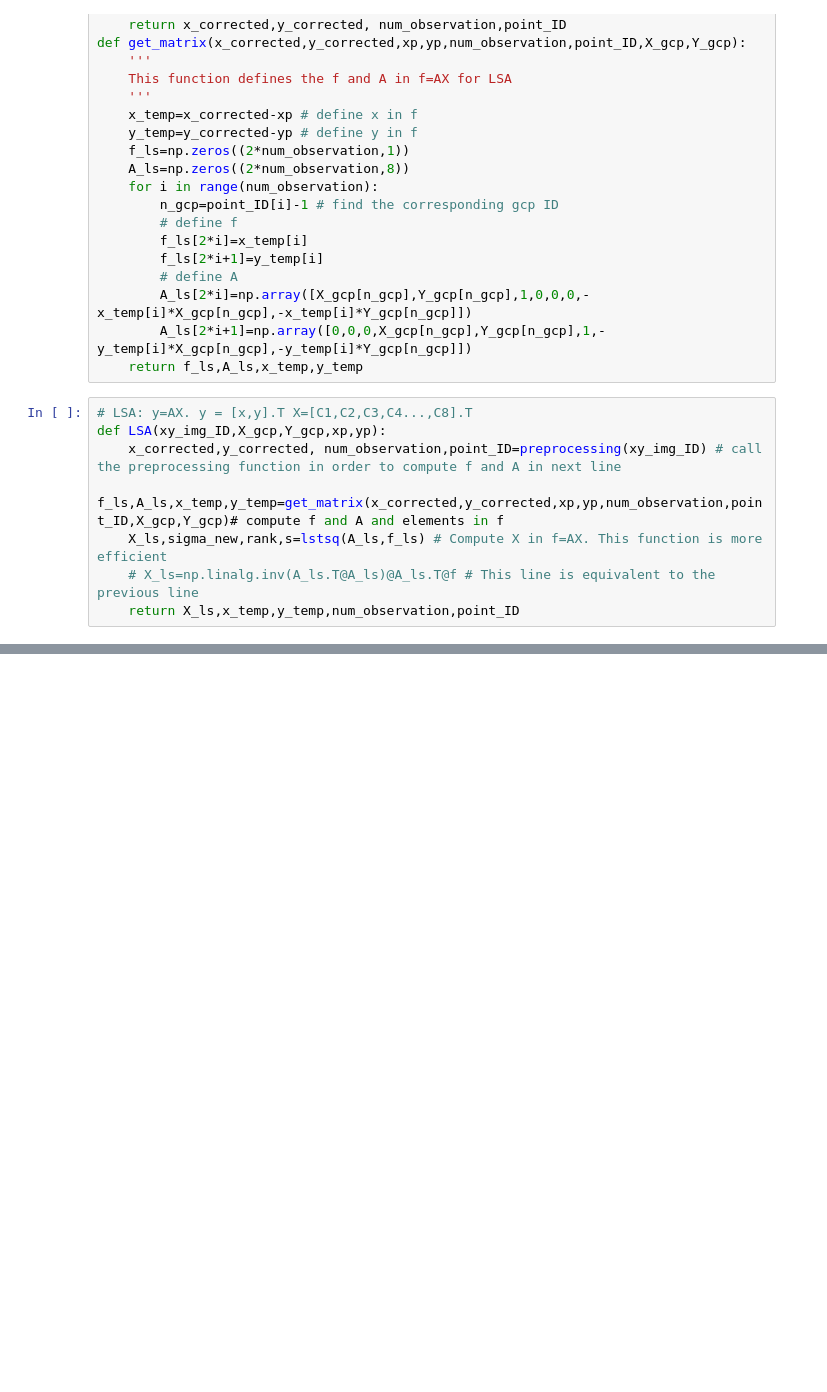
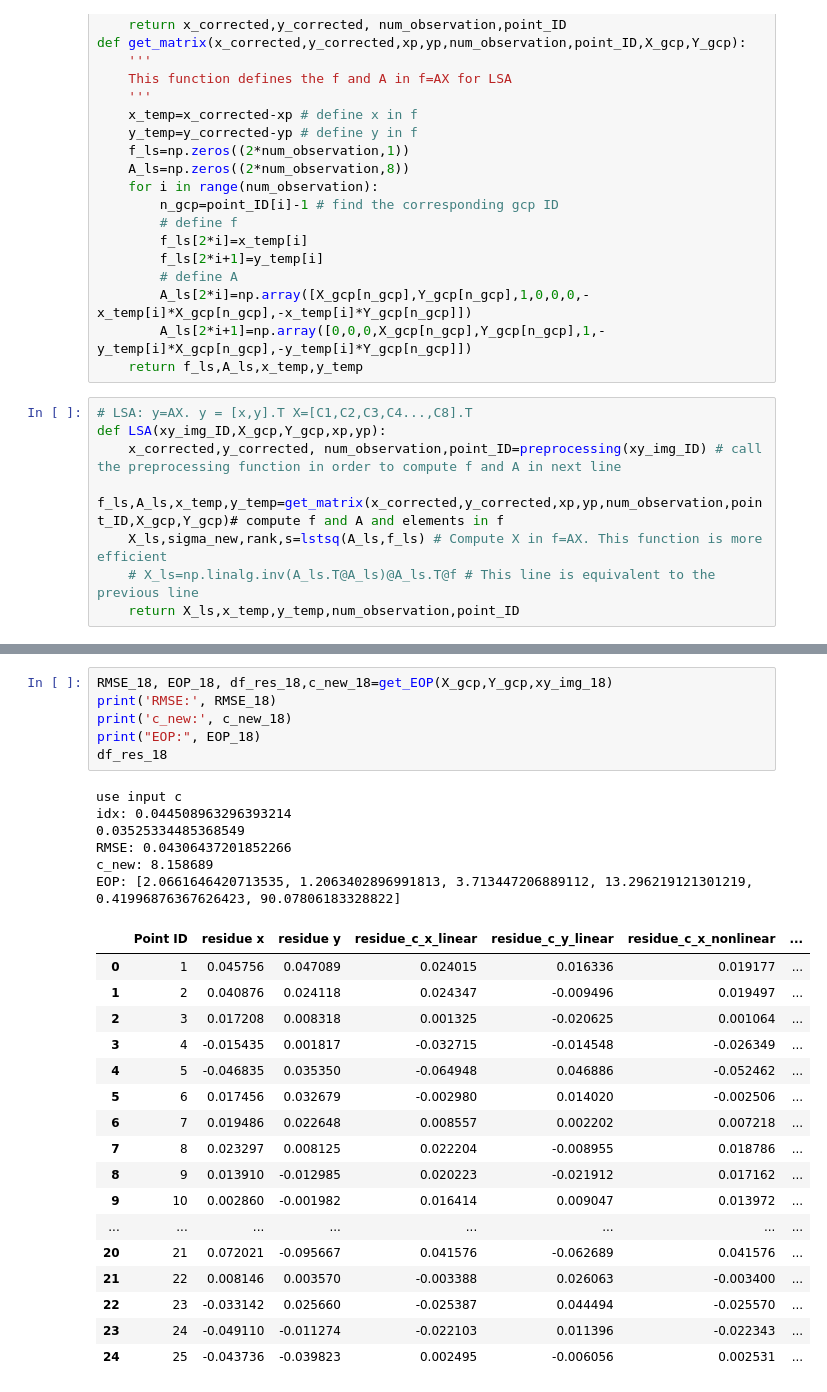
Before and after one commit to Enderrrr-TW/Purdue_every_life, a Jupyter notebook: photogrammetry/single_photo_resection_quaternion.ipynb, the cells around one changed output, grey strips where cells are left out. Cells and saved outputs as stored; diff of their text form; blank space fills up the shorter version.

```diff
--- a/photogrammetry/single_photo_resection_quaternion.ipynb
+++ b/photogrammetry/single_photo_resection_quaternion.ipynb
@@ -212,0 +351,30 @@ get_EOP(X_gcp,Y_gcp,xy_img_09)
+# %%
+RMSE_18, EOP_18, df_res_18,c_new_18=get_EOP(X_gcp,Y_gcp,xy_img_18)
+print('RMSE:', RMSE_18)
+print('c_new:', c_new_18)
+print("EOP:", EOP_18)
+df_res_18
+# %% [output]
+use input c
+idx: 0.044508963296393214
+0.03525334485368549
+RMSE: 0.04306437201852266
+c_new: 8.158689
+EOP: [2.0661646420713535, 1.2063402896991813, 3.713447206889112, 13.296219121301219, 0.41996876367626423, 90.07806183328822]
+|  | Point ID | residue x | residue y | residue_c_x_linear | residue_c_y_linear | residue_c_x_nonlinear | ... |
+| 0 | 1 | 0.045756 | 0.047089 | 0.024015 | 0.016336 | 0.019177 | ... |
+| 1 | 2 | 0.040876 | 0.024118 | 0.024347 | -0.009496 | 0.019497 | ... |
+| 2 | 3 | 0.017208 | 0.008318 | 0.001325 | -0.020625 | 0.001064 | ... |
+| 3 | 4 | -0.015435 | 0.001817 | -0.032715 | -0.014548 | -0.026349 | ... |
+| 4 | 5 | -0.046835 | 0.035350 | -0.064948 | 0.046886 | -0.052462 | ... |
+| 5 | 6 | 0.017456 | 0.032679 | -0.002980 | 0.014020 | -0.002506 | ... |
+| 6 | 7 | 0.019486 | 0.022648 | 0.008557 | 0.002202 | 0.007218 | ... |
+| 7 | 8 | 0.023297 | 0.008125 | 0.022204 | -0.008955 | 0.018786 | ... |
+| 8 | 9 | 0.013910 | -0.012985 | 0.020223 | -0.021912 | 0.017162 | ... |
+| 9 | 10 | 0.002860 | -0.001982 | 0.016414 | 0.009047 | 0.013972 | ... |
+| ... | ... | ... | ... | ... | ... | ... | ... |
+| 20 | 21 | 0.072021 | -0.095667 | 0.041576 | -0.062689 | 0.041576 | ... |
+| 21 | 22 | 0.008146 | 0.003570 | -0.003388 | 0.026063 | -0.003400 | ... |
+| 22 | 23 | -0.033142 | 0.025660 | -0.025387 | 0.044494 | -0.025570 | ... |
+| 23 | 24 | -0.049110 | -0.011274 | -0.022103 | 0.011396 | -0.022343 | ... |
+| 24 | 25 | -0.043736 | -0.039823 | 0.002495 | -0.006056 | 0.002531 | ... |
```
Also changed, not shown: parts of 5 cells of this notebook.
